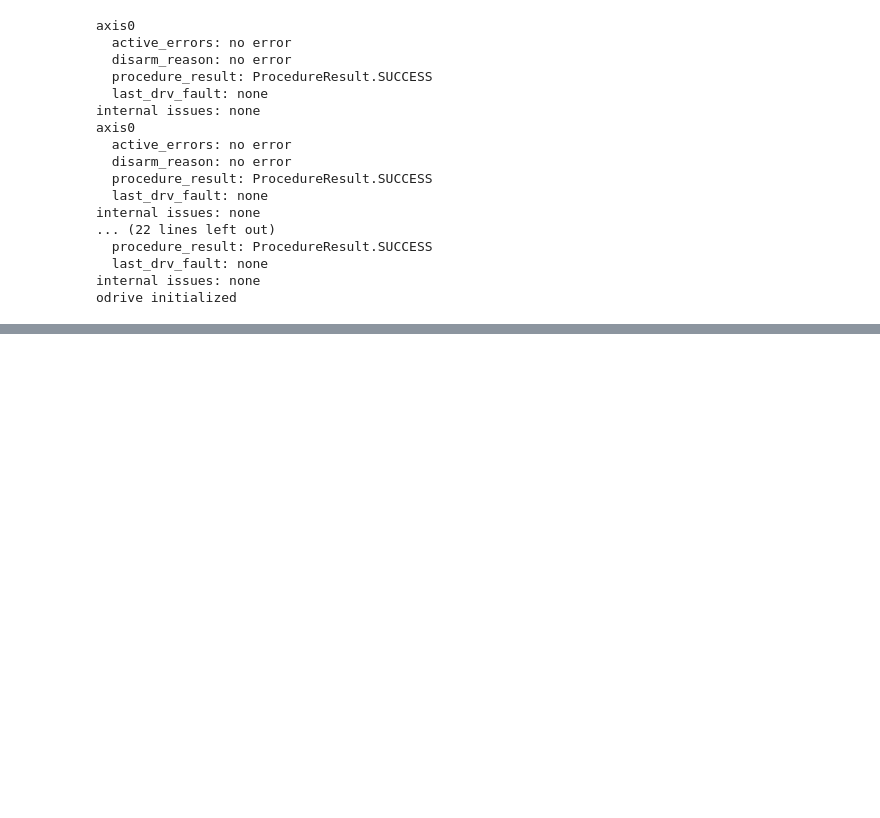
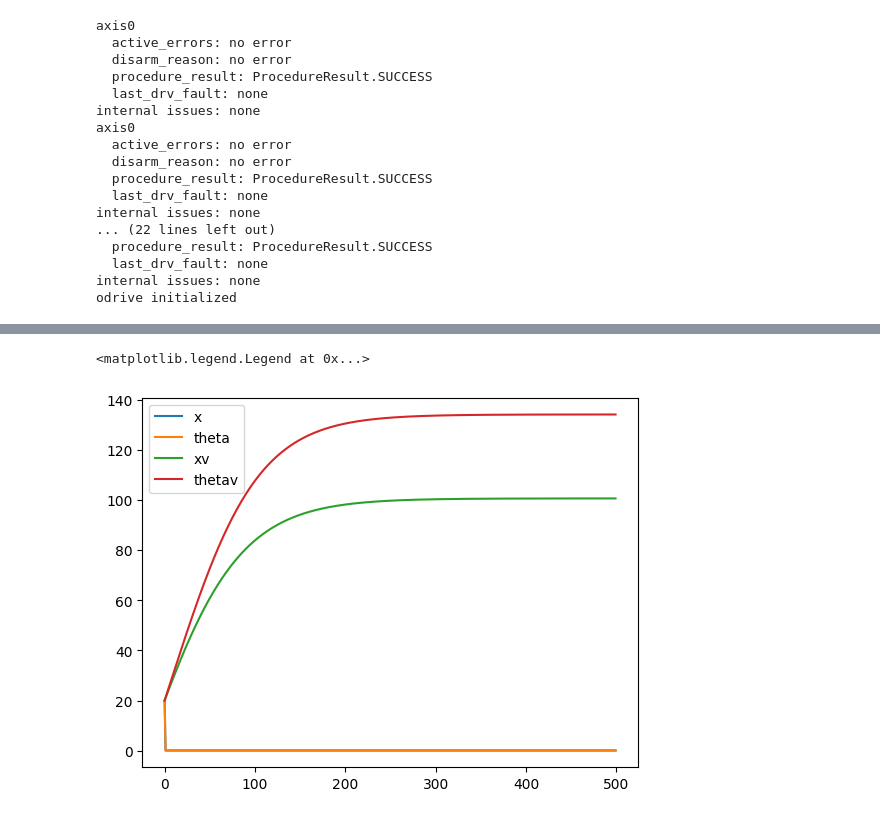
Before and after one commit to Rexlab-cartpole/Controller, a Jupyter notebook: lqr_stablizing.ipynb, the cells around one changed output, grey strips where cells are left out. Saved outputs shown, nothing was run; the diff lists cells and outputs as text; code cells hidden in the pictures; blank space fills up the shorter version.

```diff
--- a/lqr_stablizing.ipynb
+++ b/lqr_stablizing.ipynb
@@ -144,2 +277,9 @@ plt.show()
+# %%
+est_cov_diags = [np.diag(est_covs[i]) for i in range(len(est_covs))]
+plt.plot(est_cov_diags)
+plt.legend(['x', 'theta', 'xv', 'thetav'])
+# %% [output]
+<matplotlib.legend.Legend at 0x...>
+[figure, added]
 # %%
 loop_time = np.array(loop_time)
```
Also changed, not shown: parts of 15 cells of this notebook, 7 other files.
